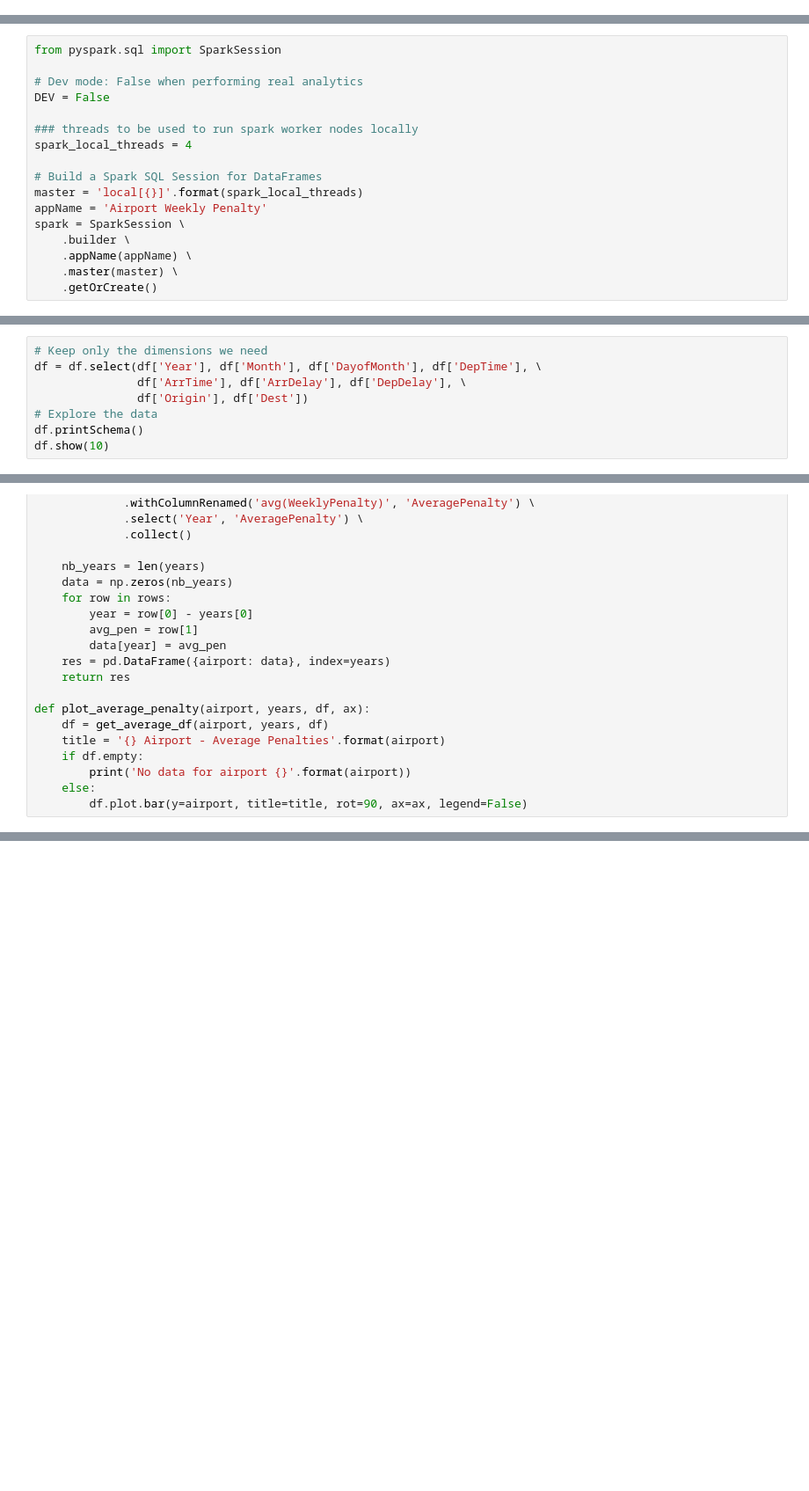
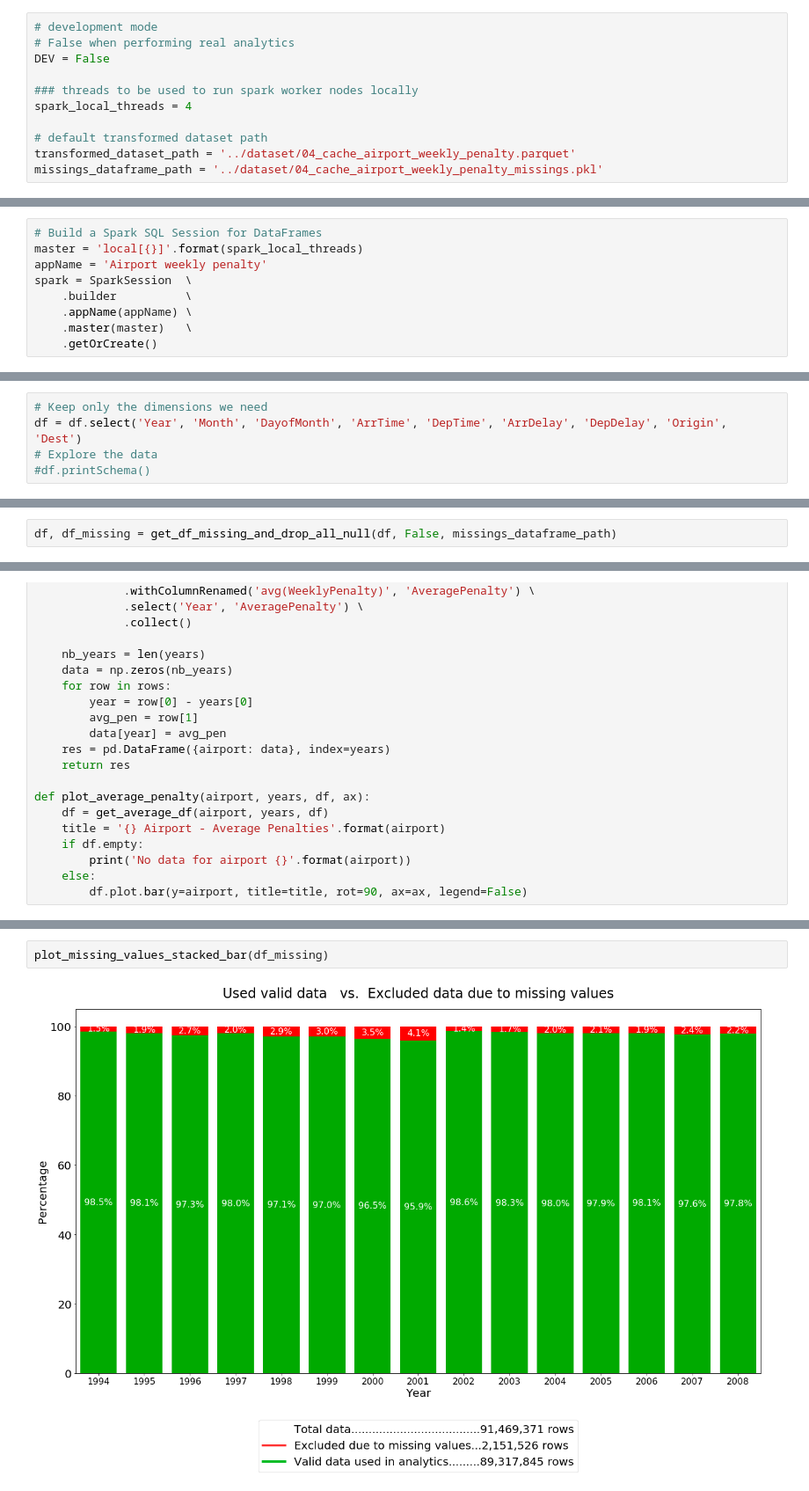
Before and after one commit to polimi-mt-acg/USA-airlines-statistics-1994-2008, a Jupyter notebook: notebooks/04-penalty.ipynb, the cells around one changed output, grey strips where cells are left out. Shown at 88% size. Cells and saved outputs as stored; diff of their text form; blank space fills up the shorter version.

Commit message:
Missing values and general improvements to notebook 04

```diff
--- a/notebooks/04-penalty.ipynb
+++ b/notebooks/04-penalty.ipynb
@@ -27,0 +27,11 @@ findspark.init()
+# %%
+# development mode
+# False when performing real analytics
+DEV = False
+
+### threads to be used to run spark worker nodes locally
+spark_local_threads = 4
+
+# default transformed dataset path
+transformed_dataset_path = '../dataset/04_cache_airport_weekly_penalty.parquet'
+missings_dataframe_path = '../dataset/04_cache_airport_weekly_penalty_missings.pkl'
@@ -28,18 +56,10 @@ findspark.init()
 # %%
-from pyspark.sql import SparkSession
-
-# Dev mode: False when performing real analytics
-DEV = False
-
-### threads to be used to run spark worker nodes locally
-spark_local_threads = 4
-
 # Build a Spark SQL Session for DataFrames
 master = 'local[{}]'.format(spark_local_threads)
-appName = 'Airport Weekly Penalty'
-spark = SparkSession \
-    .builder \
+appName = 'Airport weekly penalty'
+spark = SparkSession  \
+    .builder          \
     .appName(appName) \
-    .master(master) \
+    .master(master)   \
     .getOrCreate()
 # %% [markdown]
@@ -71,8 +95,5 @@ Peprocessed dataset loaded.
 # %%
 # Keep only the dimensions we need
-df = df.select(df['Year'], df['Month'], df['DayofMonth'], df['DepTime'], \
-               df['ArrTime'], df['ArrDelay'], df['DepDelay'], \
-               df['Origin'], df['Dest'])
+df = df.select('Year', 'Month', 'DayofMonth', 'ArrTime', 'DepTime', 'ArrDelay', 'DepDelay', 'Origin', 'Dest')
 # Explore the data
-df.printSchema()
-df.show(10)
+#df.printSchema()
@@ -96,0 +106,2 @@ only showing top 10 rows
+# %%
+df, df_missing = get_df_missing_and_drop_all_null(df, False, missings_dataframe_path)
@@ -281,0 +340,4 @@ HBox(children=(Dropdown(description='Airport', options=('ABE', 'ABI', 'ABQ', 'AB
+# %%
+plot_missing_values_stacked_bar(df_missing)
+# %% [output]
+[figure, added]
```
Also changed, not shown: parts of 37 cells of this notebook.
